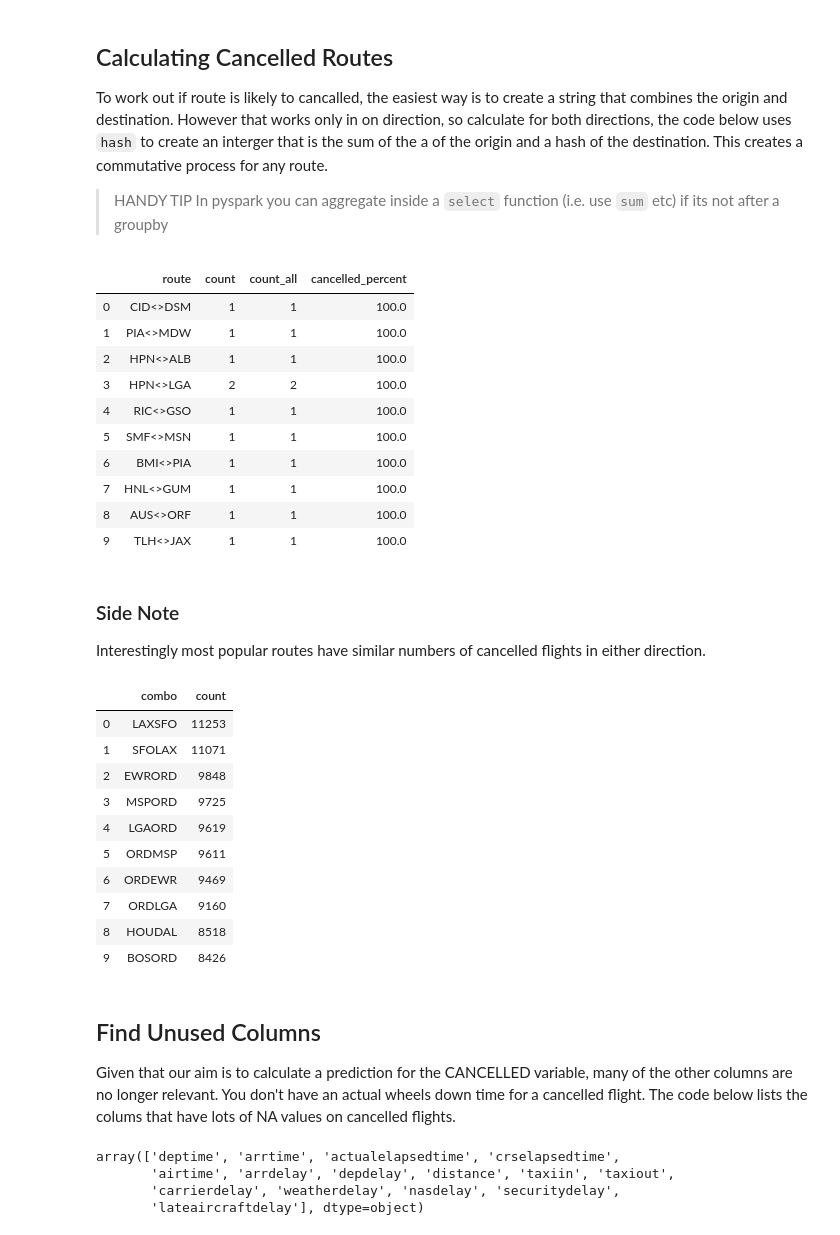
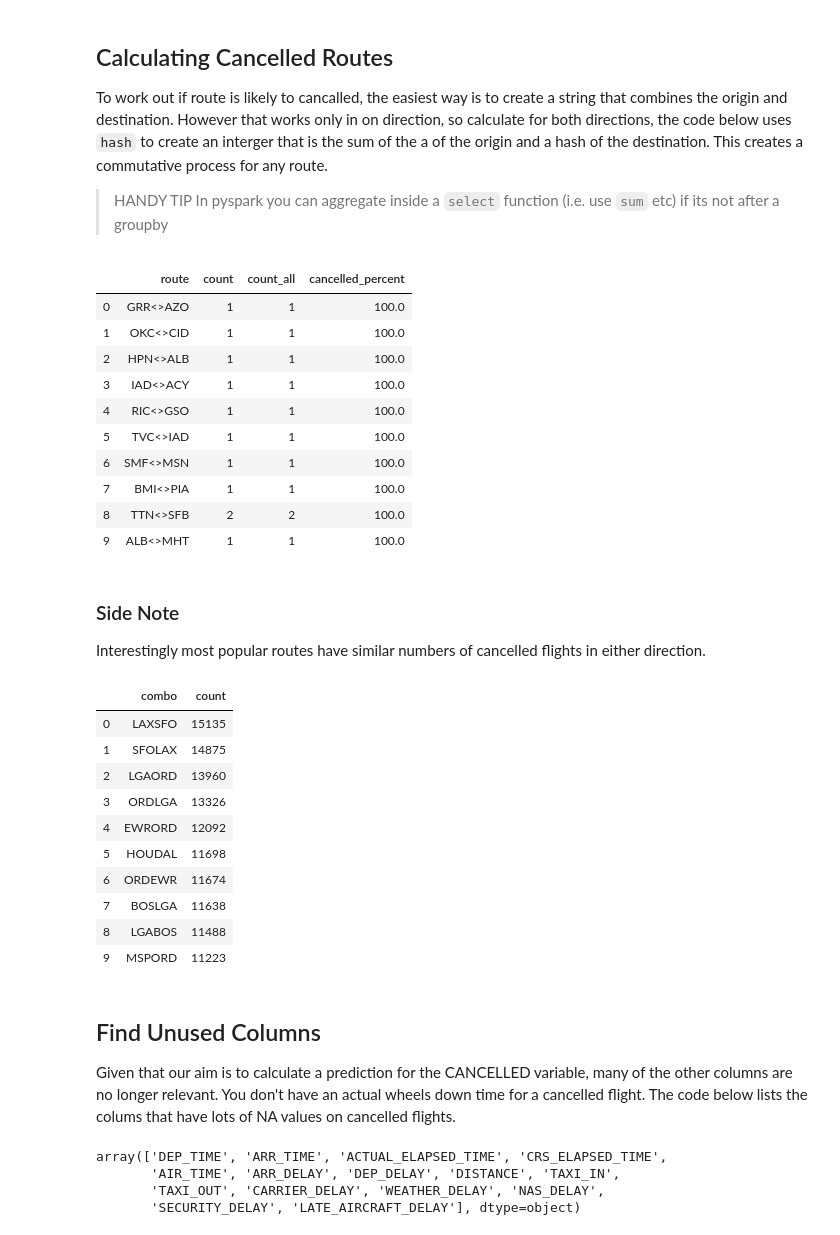
Before and after one commit to fletchjeff/cml_flight_demo, a Jupyter notebook: 2_data_analysis.ipynb, the cells around one changed output. Cells and saved outputs as stored; diff of their text form; code cells hidden in the pictures.

```diff
--- a/2_data_analysis.ipynb
+++ b/2_data_analysis.ipynb
@@ -54,7 +54,7 @@ _Note: If you are working in local mode, you should limit the number of rows tha
 >
 > Use `.persist()` on a data frame that you are work a lot with to prevent Spark from fetching the data everytime you run query. It will store that dataframe in memory and all operations on that dataframe will run on the in-memory version.
 # %%
-flight_df = spark.sql("select * from airline_ontime_parquet.flights_external")
+flight_df = spark.sql("select * from default.flights_data_all")
 
 # Uncomment this if you are running in local mode and just want to see things work
 #flight_df = flight_df.limit(10000)
@@ -261,16 +263,16 @@ To work out if route is likely to cancalled, the easiest way is to create a stri
 > In pyspark you can aggregate inside a `select` function (i.e. use `sum` etc) if its not after a groupby
 # %%
 all_routes = flight_df\
-  .withColumn("combo_hash", hash("origin")+hash("dest"))\
-  .withColumn("combo", concat(col("origin"),col("dest")))\
+  .withColumn("combo_hash", hash("ORIGIN")+hash("DEST"))\
+  .withColumn("combo", concat(col("ORIGIN"),col("DEST")))\
   .groupby("combo_hash")\
   .agg(count("combo_hash").alias("count_all"),first("combo").alias("route_alias_all"))\
   .sort("count_all",ascending=False)
 
 cancelled_routes_all = flight_df\
   .filter("cancelled == 1")\
-  .withColumn("combo_hash", hash("origin")+hash("dest"))\
-  .withColumn("combo", concat(col("origin"),col("dest")))\
+  .withColumn("combo_hash", hash("ORIGIN")+hash("DEST"))\
+  .withColumn("combo", concat(col("ORIGIN"),col("DEST")))\
   .groupby("combo_hash")\
   .agg(count("combo_hash").alias("count"),first("combo").alias("route_alias"))\
   .sort("count",ascending=False)
@@ -298,46 +300,46 @@ cancelled_routes_percentage = cancelled_routes_all\
 cancelled_routes_percentage.toPandas().head(10)
 # %% [output]
 |  | route | count | count_all | cancelled_percent |
-| 0 | CID<>DSM | 1 | 1 | 100.0 |
-| 1 | PIA<>MDW | 1 | 1 | 100.0 |
+| 0 | GRR<>AZO | 1 | 1 | 100.0 |
+| 1 | OKC<>CID | 1 | 1 | 100.0 |
 | 2 | HPN<>ALB | 1 | 1 | 100.0 |
-| 3 | HPN<>LGA | 2 | 2 | 100.0 |
+| 3 | IAD<>ACY | 1 | 1 | 100.0 |
 | 4 | RIC<>GSO | 1 | 1 | 100.0 |
-| 5 | SMF<>MSN | 1 | 1 | 100.0 |
-| 6 | BMI<>PIA | 1 | 1 | 100.0 |
-| 7 | HNL<>GUM | 1 | 1 | 100.0 |
-| 8 | AUS<>ORF | 1 | 1 | 100.0 |
-| 9 | TLH<>JAX | 1 | 1 | 100.0 |
+| 5 | TVC<>IAD | 1 | 1 | 100.0 |
+| 6 | SMF<>MSN | 1 | 1 | 100.0 |
+| 7 | BMI<>PIA | 1 | 1 | 100.0 |
+| 8 | TTN<>SFB | 2 | 2 | 100.0 |
+| 9 | ALB<>MHT | 1 | 1 | 100.0 |
 # %% [markdown]
 ### Side Note
 Interestingly most popular routes have similar numbers of cancelled flights in either direction.
 # %%
 cancelled_by_route_non_combo = flight_df\
-  .filter("cancelled == 1")\
-  .withColumn("combo", concat(col("origin"),col("dest")))\
+  .filter("CANCELLED == 1")\
+  .withColumn("combo", concat(col("ORIGIN"),col("DEST")))\
   .groupby("combo")\
   .count()\
   .sort("count",ascending=False)
 
 cancelled_by_route_non_combo.toPandas().head(10)
 # %% [output]
 |  | combo | count |
-| 0 | LAXSFO | 11253 |
-| 1 | SFOLAX | 11071 |
-| 2 | EWRORD | 9848 |
-| 3 | MSPORD | 9725 |
-| 4 | LGAORD | 9619 |
-| 5 | ORDMSP | 9611 |
-| 6 | ORDEWR | 9469 |
-| 7 | ORDLGA | 9160 |
-| 8 | HOUDAL | 8518 |
-| 9 | BOSORD | 8426 |
+| 0 | LAXSFO | 15135 |
+| 1 | SFOLAX | 14875 |
+| 2 | LGAORD | 13960 |
+| 3 | ORDLGA | 13326 |
+| 4 | EWRORD | 12092 |
+| 5 | HOUDAL | 11698 |
+| 6 | ORDEWR | 11674 |
+| 7 | BOSLGA | 11638 |
+| 8 | LGABOS | 11488 |
+| 9 | MSPORD | 11223 |
 # %% [markdown]
 ## Find Unused Columns
 Given that our aim is to calculate a prediction for the CANCELLED variable, many of the other columns are no longer relevant. You don't have an actual wheels down time for a cancelled flight. The code below lists the colums that have lots of NA values on cancelled flights.
 # %%
 unused_columns = flight_df\
-  .filter("cancelled == 1")\
+  .filter("CANCELLED == 1")\
   .agg(*(sum(isnull(c).cast('int')).alias(c) for c in flight_df.columns))
 
 unused_columns_df = unused_columns.toPandas()
@@ -345,9 +347,9 @@ unused_columns_df_t = unused_columns_df.transpose()
 unused_columns_df_t.rename( columns={0 :'count'}, inplace=True )
 unused_columns_df_t.query('count>0').index.values
 # %% [output]
-array(['deptime', 'arrtime', 'actualelapsedtime', 'crselapsedtime',
-       'airtime', 'arrdelay', 'depdelay', 'distance', 'taxiin', 'taxiout',
-       'carrierdelay', 'weatherdelay', 'nasdelay', 'securitydelay',
-       'lateaircraftdelay'], dtype=object)
+array(['DEP_TIME', 'ARR_TIME', 'ACTUAL_ELAPSED_TIME', 'CRS_ELAPSED_TIME',
+       'AIR_TIME', 'ARR_DELAY', 'DEP_DELAY', 'DISTANCE', 'TAXI_IN',
+       'TAXI_OUT', 'CARRIER_DELAY', 'WEATHER_DELAY', 'NAS_DELAY',
+       'SECURITY_DELAY', 'LATE_AIRCRAFT_DELAY'], dtype=object)
 # %%
 spark.stop()
```
Also changed, not shown: parts of 7 cells of this notebook, 8 other files.
